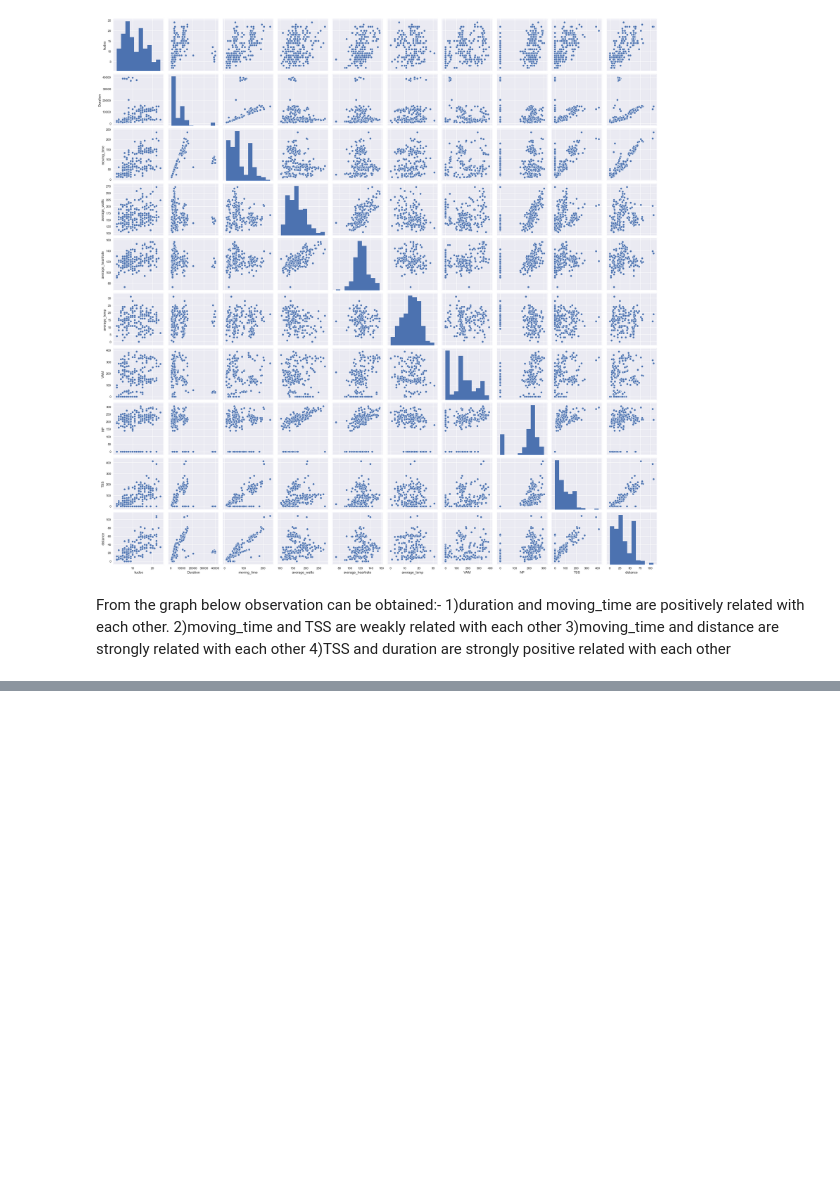
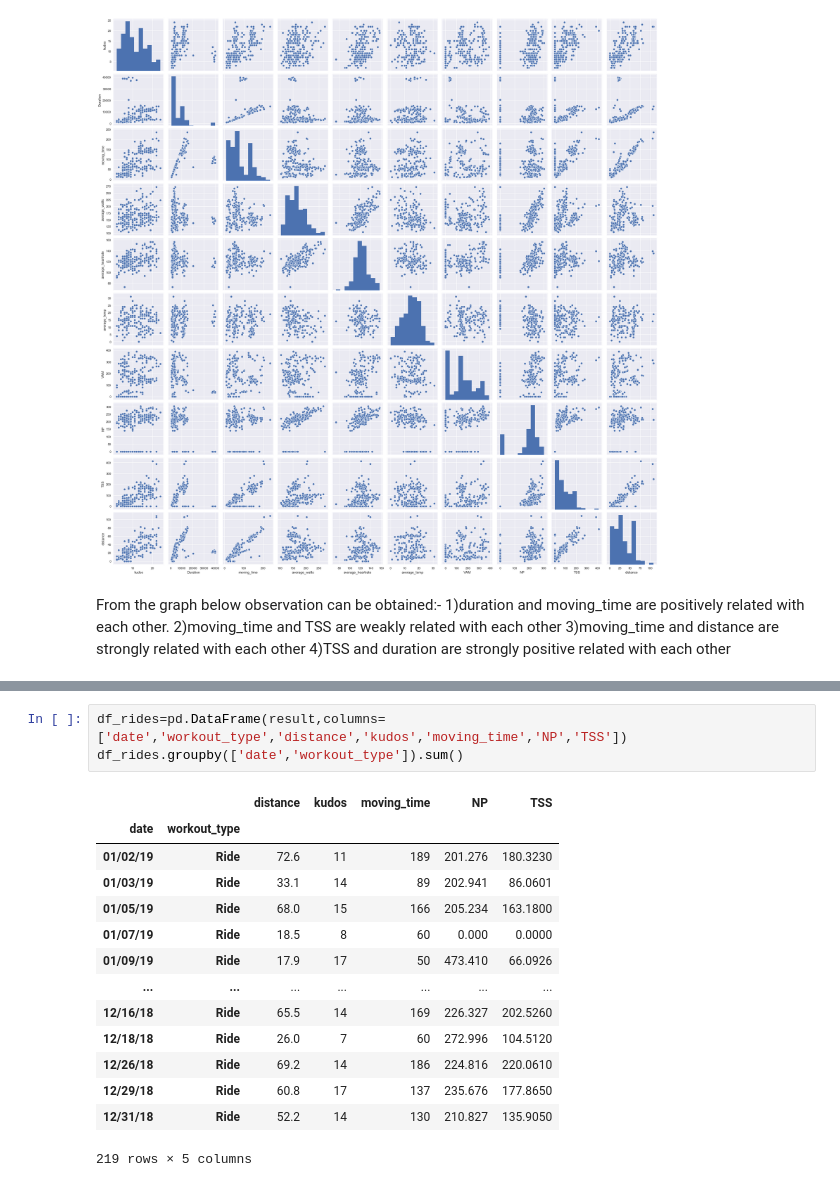
Before and after one commit to NSoni25/Portfolio_repository, a Jupyter notebook: Portfolio 1.ipynb, the cells around one changed output, grey strips where cells are left out. Cells and saved outputs as stored; diff of their text form; blank space fills up the shorter version.

```diff
--- a/Portfolio 1.ipynb
+++ b/Portfolio 1.ipynb
@@ -392,0 +410,18 @@ From the graph below observation can be obtained:-
+# %%
+df_rides=pd.DataFrame(result,columns=['date','workout_type','distance','kudos','moving_time','NP','TSS'])
+df_rides.groupby(['date','workout_type']).sum()
+# %% [output]
+|  |  | distance | kudos | moving_time | NP | TSS |
+| date | workout_type |  |  |  |  |  |
+| 01/02/19 | Ride | 72.6 | 11 | 189 | 201.276 | 180.3230 |
+| 01/03/19 | Ride | 33.1 | 14 | 89 | 202.941 | 86.0601 |
+| 01/05/19 | Ride | 68.0 | 15 | 166 | 205.234 | 163.1800 |
+| 01/07/19 | Ride | 18.5 | 8 | 60 | 0.000 | 0.0000 |
+| 01/09/19 | Ride | 17.9 | 17 | 50 | 473.410 | 66.0926 |
+| ... | ... | ... | ... | ... | ... | ... |
+| 12/16/18 | Ride | 65.5 | 14 | 169 | 226.327 | 202.5260 |
+| 12/18/18 | Ride | 26.0 | 7 | 60 | 272.996 | 104.5120 |
+| 12/26/18 | Ride | 69.2 | 14 | 186 | 224.816 | 220.0610 |
+| 12/29/18 | Ride | 60.8 | 17 | 137 | 235.676 | 177.8650 |
+| 12/31/18 | Ride | 52.2 | 14 | 130 | 210.827 | 135.9050 |
+219 rows × 5 columns
```
Also changed, not shown: parts of 5 cells of this notebook.
